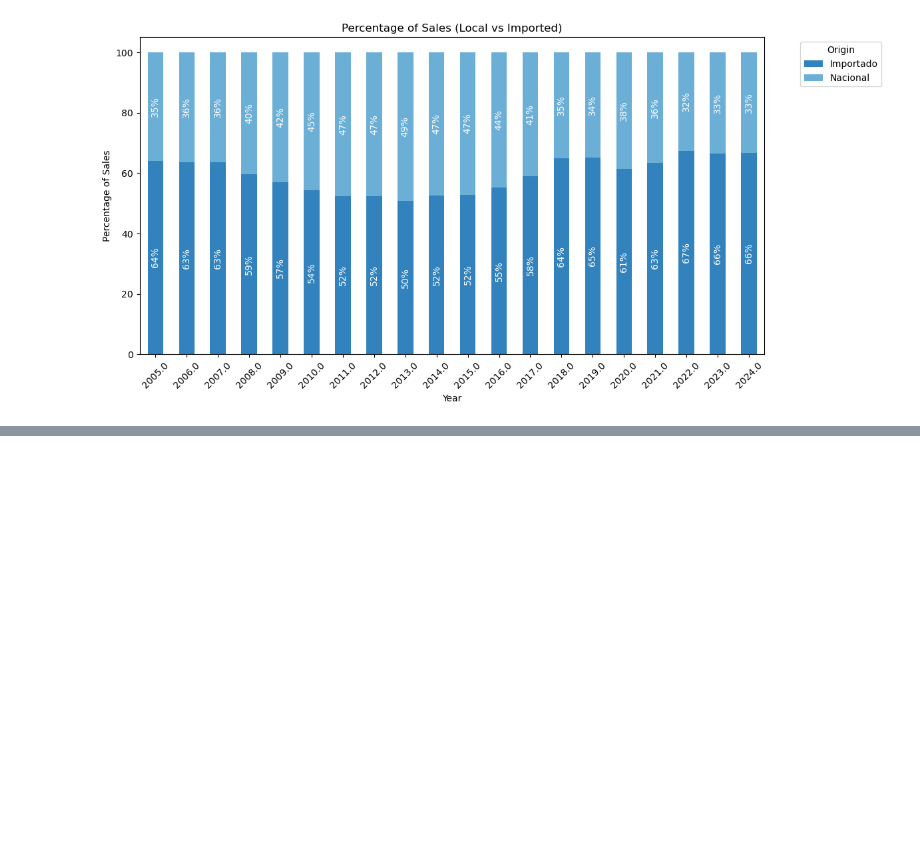
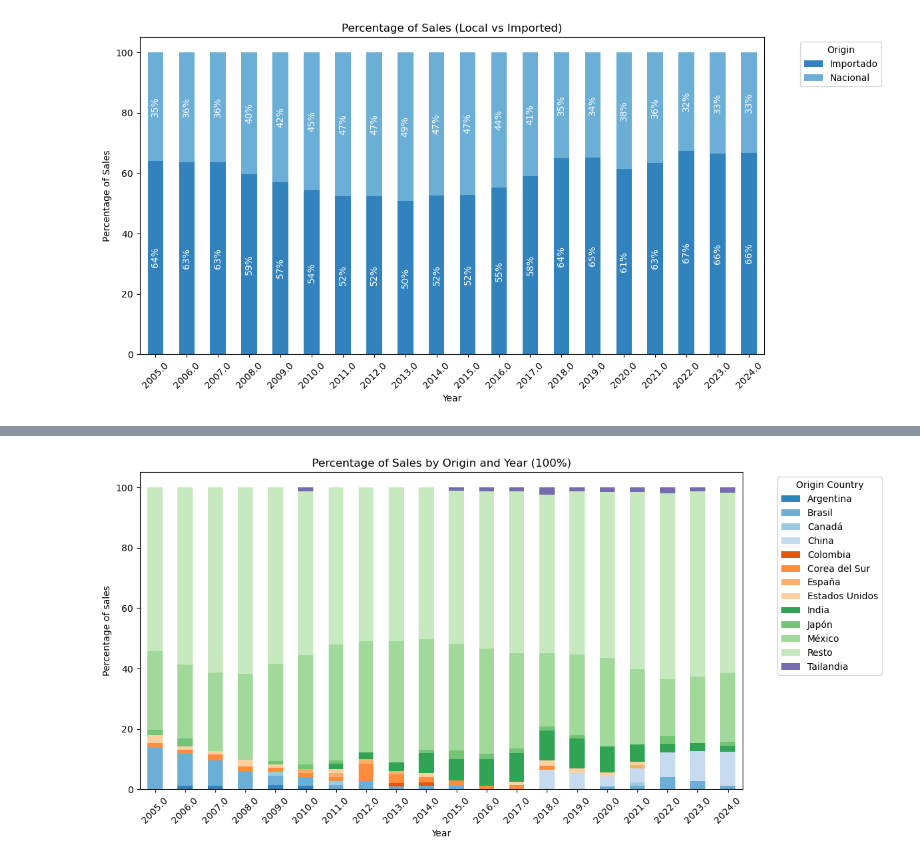
Before and after one commit to AngelesVillagrana/Project-1, a Jupyter notebook: Project-1-Car-Sales.ipynb, the cells around one changed output, grey strips where cells are left out. Saved outputs shown, nothing was run; the diff lists cells and outputs as text; code cells hidden in the pictures; blank space fills up the shorter version.

```diff
--- a/Project-1-Car-Sales.ipynb
+++ b/Project-1-Car-Sales.ipynb
@@ -883,0 +462,39 @@ plt.show()
+# %%
+# Step 2: Group the data by year
+grouped = Ord_df.groupby('Año')
+
+# Step 3: Apply a function to each group to take the first 5 records and sum the rest
+resultados = []
+for _, group in grouped:
+    top_10 = group.head(19)
+    resto = group.iloc[19:]
+    suma_resto = pd.DataFrame(resto.sum()).T
+    suma_resto['Modelo'] = 'Suma Resto'
+    suma_resto['País origen'] = 'Resto'
+    suma_resto['Año'] = group.iloc[0]['Año']
+    top_10_and_suma_resto = pd.concat([top_10, suma_resto], ignore_index=True)
+    resultados.append(top_10_and_suma_resto)
+
+# Step 4: Concatenate the results into a new DataFrame
+new_df = pd.concat(resultados, ignore_index=True)
+# %%
+# Group by year and origin country, and sum the sales
+sales_by_origin_year = new_df.groupby(['Año', 'País origen'])['Cantidad'].sum().unstack()
+
+# Calculate the total sales per year
+total_sales_per_year = sales_by_origin_year.sum(axis=1)
+
+# Calculate the percentage of sales for each brand per year
+percentage_sales = sales_by_origin_year.div(total_sales_per_year, axis=0) * 100
+
+# Plot the 100% stacked bar chart
+percentage_sales.plot(kind='bar', stacked=True, figsize=(12, 6))
+plt.title('Percentage of Sales by Origin and Year (100%)')
+plt.xlabel('Year')
+plt.ylabel('Percentage of sales')
+plt.xticks(rotation=45)
+plt.legend(title='Origin Country', bbox_to_anchor=(1.05, 1), loc='upper left')
+plt.tight_layout()
+plt.show()
+# %% [output]
+[figure, added]
```
Also changed, not shown: parts of 35 cells of this notebook.
